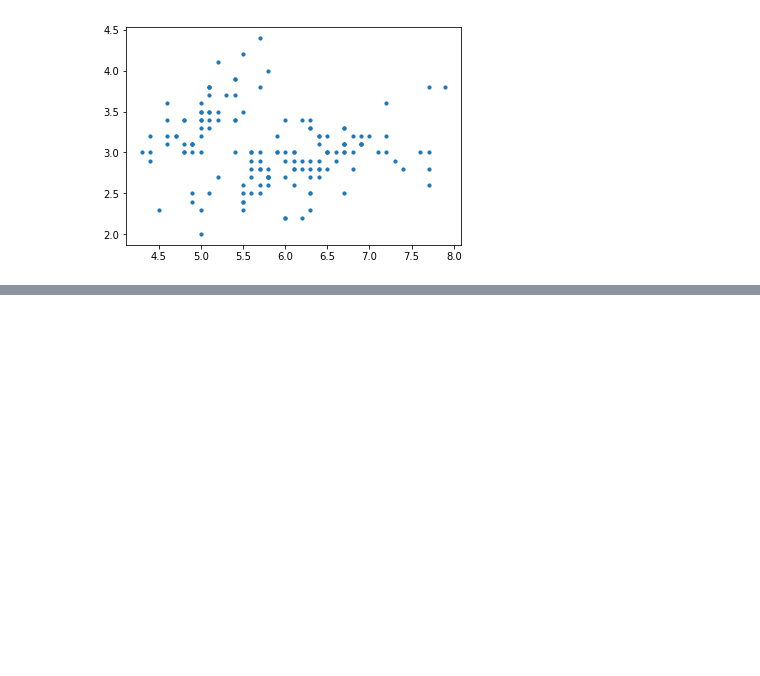
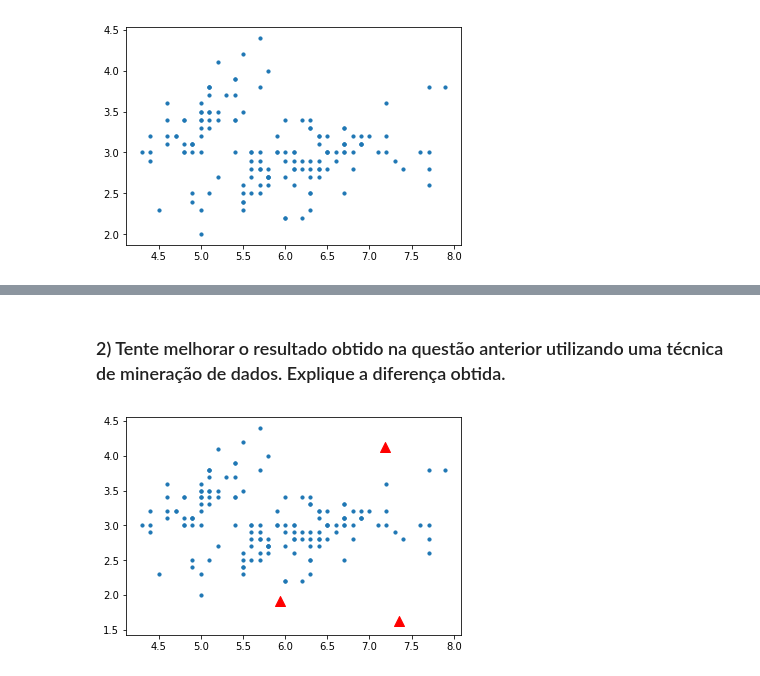
Before and after one commit to DayanaRochaM/Mineracao, a Jupyter notebook: clustering/Notebook_KMeans_Assignment_Meu_Trabalho.ipynb, the cells around one changed output, grey strips where cells are left out. Cells and saved outputs as stored; diff of their text form; code cells hidden in the pictures; blank space fills up the shorter version.

```diff
--- a/clustering/Notebook_KMeans_Assignment_Meu_Trabalho.ipynb
+++ b/clustering/Notebook_KMeans_Assignment_Meu_Trabalho.ipynb
@@ -514,0 +545,14 @@ plot_all_nearest_centroids()
+# %% [markdown]
+### 2) Tente melhorar o resultado obtido na questão anterior utilizando uma técnica de mineração de dados. Explique a diferença obtida.
+# %%
+# Normalizando dados
+preprocessing.normalize(dataset)
+
+real = [item[-1] for item in dataset]
+# EXECUTANDO ALGORITMOS NOVAMENTE
+# Calcular centróides iniciais
+k = 3
+centroids = calculate_initial_centers(dataset, k)
+plot_inicial_centers()
+# %% [output]
+[figure, added]
```
Also changed, not shown: parts of 27 cells of this notebook, 7 other files.
